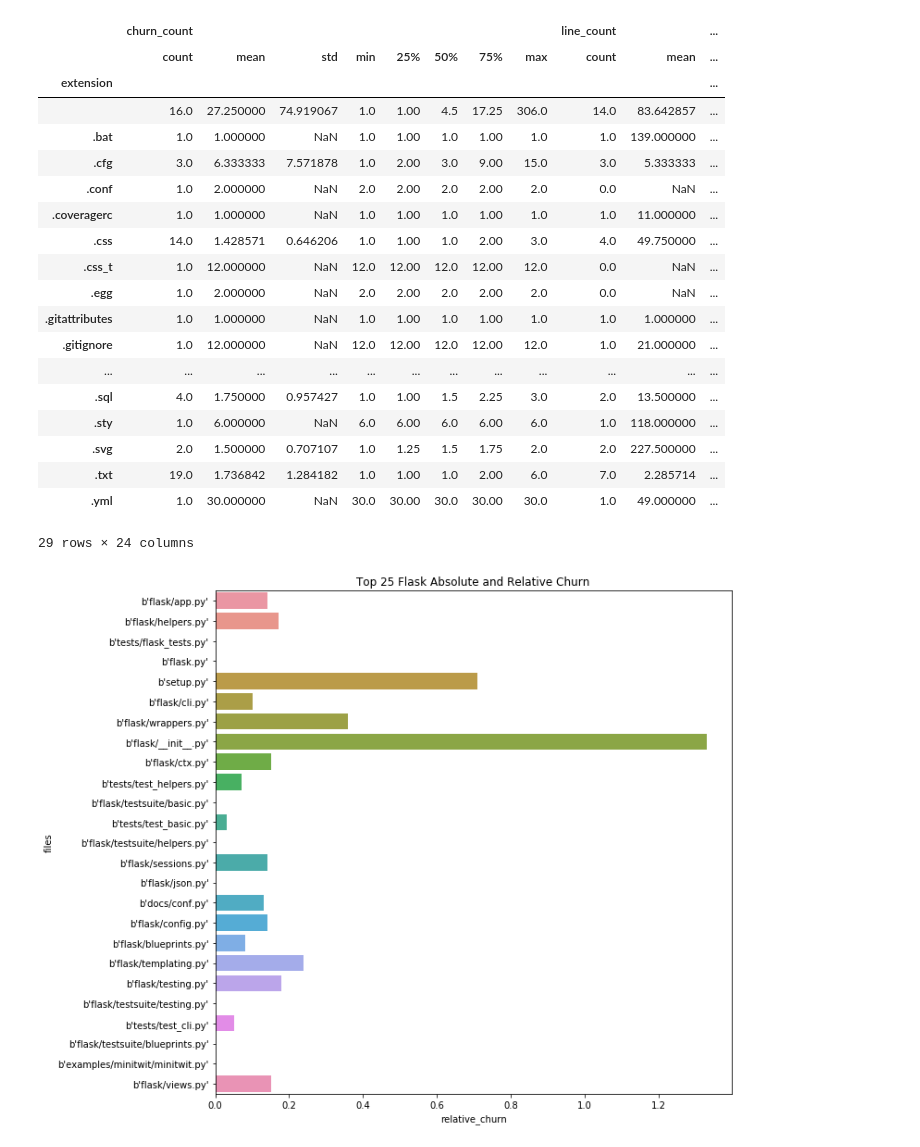
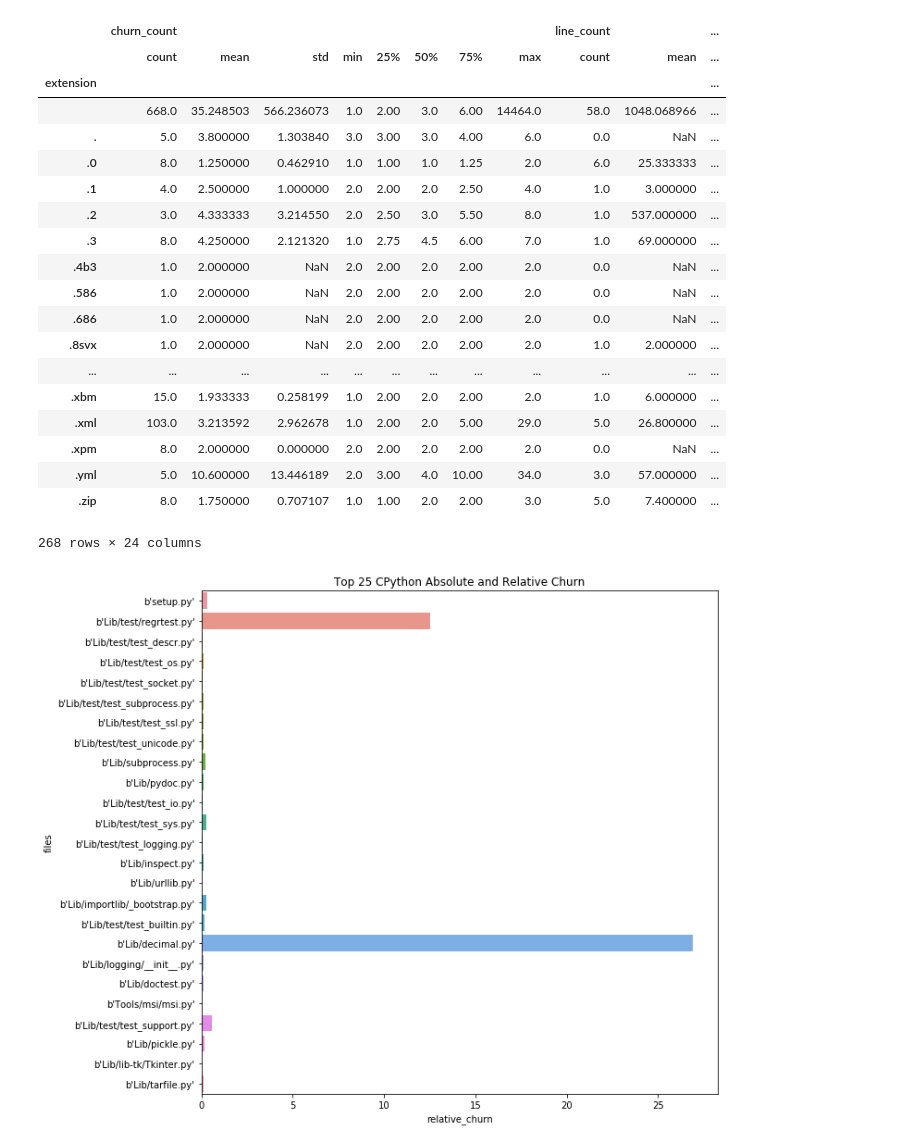
Before and after one commit to noahgift/devml, a Jupyter notebook: notebooks/repo_file_exploration.ipynb, the cells around one changed output. Cells and saved outputs as stored; diff of their text form; code cells hidden in the pictures.

```diff
--- a/notebooks/repo_file_exploration.ipynb
+++ b/notebooks/repo_file_exploration.ipynb
@@ -11,5 +11,5 @@ display(HTML("<style>.container { width:100% !important; }</style>"))
 # %%
 from devml.post_processing import (git_churn_df, file_len, git_populate_file_metatdata)
 # %%
-df = git_churn_df(path="/tmp/checkout/flask")
+df = git_churn_df(path="/Users/noahgift/src/cpython")
 # %% [output]
@@ -73,32 +74,32 @@ metadata_df.groupby("extension").describe()
 |  | churn_count |  |  |  |  |  |  |  | line_count |  | ... |
 |  | count | mean | std | min | 25% | 50% | 75% | max | count | mean | ... |
 | extension |  |  |  |  |  |  |  |  |  |  | ... |
-|  | 16.0 | 27.250000 | 74.919067 | 1.0 | 1.00 | 4.5 | 17.25 | 306.0 | 14.0 | 83.642857 | ... |
-| .bat | 1.0 | 1.000000 | NaN | 1.0 | 1.00 | 1.0 | 1.00 | 1.0 | 1.0 | 139.000000 | ... |
-| .cfg | 3.0 | 6.333333 | 7.571878 | 1.0 | 2.00 | 3.0 | 9.00 | 15.0 | 3.0 | 5.333333 | ... |
-| .conf | 1.0 | 2.000000 | NaN | 2.0 | 2.00 | 2.0 | 2.00 | 2.0 | 0.0 | NaN | ... |
-| .coveragerc | 1.0 | 1.000000 | NaN | 1.0 | 1.00 | 1.0 | 1.00 | 1.0 | 1.0 | 11.000000 | ... |
-| .css | 14.0 | 1.428571 | 0.646206 | 1.0 | 1.00 | 1.0 | 2.00 | 3.0 | 4.0 | 49.750000 | ... |
-| .css_t | 1.0 | 12.000000 | NaN | 12.0 | 12.00 | 12.0 | 12.00 | 12.0 | 0.0 | NaN | ... |
-| .egg | 1.0 | 2.000000 | NaN | 2.0 | 2.00 | 2.0 | 2.00 | 2.0 | 0.0 | NaN | ... |
-| .gitattributes | 1.0 | 1.000000 | NaN | 1.0 | 1.00 | 1.0 | 1.00 | 1.0 | 1.0 | 1.000000 | ... |
-| .gitignore | 1.0 | 12.000000 | NaN | 12.0 | 12.00 | 12.0 | 12.00 | 12.0 | 1.0 | 21.000000 | ... |
+|  | 668.0 | 35.248503 | 566.236073 | 1.0 | 2.00 | 3.0 | 6.00 | 14464.0 | 58.0 | 1048.068966 | ... |
+| . | 5.0 | 3.800000 | 1.303840 | 3.0 | 3.00 | 3.0 | 4.00 | 6.0 | 0.0 | NaN | ... |
+| .0 | 8.0 | 1.250000 | 0.462910 | 1.0 | 1.00 | 1.0 | 1.25 | 2.0 | 6.0 | 25.333333 | ... |
+| .1 | 4.0 | 2.500000 | 1.000000 | 2.0 | 2.00 | 2.0 | 2.50 | 4.0 | 1.0 | 3.000000 | ... |
+| .2 | 3.0 | 4.333333 | 3.214550 | 2.0 | 2.50 | 3.0 | 5.50 | 8.0 | 1.0 | 537.000000 | ... |
+| .3 | 8.0 | 4.250000 | 2.121320 | 1.0 | 2.75 | 4.5 | 6.00 | 7.0 | 1.0 | 69.000000 | ... |
+| .4b3 | 1.0 | 2.000000 | NaN | 2.0 | 2.00 | 2.0 | 2.00 | 2.0 | 0.0 | NaN | ... |
+| .586 | 1.0 | 2.000000 | NaN | 2.0 | 2.00 | 2.0 | 2.00 | 2.0 | 0.0 | NaN | ... |
+| .686 | 1.0 | 2.000000 | NaN | 2.0 | 2.00 | 2.0 | 2.00 | 2.0 | 0.0 | NaN | ... |
+| .8svx | 1.0 | 2.000000 | NaN | 2.0 | 2.00 | 2.0 | 2.00 | 2.0 | 1.0 | 2.000000 | ... |
 | ... | ... | ... | ... | ... | ... | ... | ... | ... | ... | ... | ... |
-| .sql | 4.0 | 1.750000 | 0.957427 | 1.0 | 1.00 | 1.5 | 2.25 | 3.0 | 2.0 | 13.500000 | ... |
-| .sty | 1.0 | 6.000000 | NaN | 6.0 | 6.00 | 6.0 | 6.00 | 6.0 | 1.0 | 118.000000 | ... |
-| .svg | 2.0 | 1.500000 | 0.707107 | 1.0 | 1.25 | 1.5 | 1.75 | 2.0 | 2.0 | 227.500000 | ... |
-| .txt | 19.0 | 1.736842 | 1.284182 | 1.0 | 1.00 | 1.0 | 2.00 | 6.0 | 7.0 | 2.285714 | ... |
-| .yml | 1.0 | 30.000000 | NaN | 30.0 | 30.00 | 30.0 | 30.00 | 30.0 | 1.0 | 49.000000 | ... |
+| .xbm | 15.0 | 1.933333 | 0.258199 | 1.0 | 2.00 | 2.0 | 2.00 | 2.0 | 1.0 | 6.000000 | ... |
+| .xml | 103.0 | 3.213592 | 2.962678 | 1.0 | 2.00 | 2.0 | 5.00 | 29.0 | 5.0 | 26.800000 | ... |
+| .xpm | 8.0 | 2.000000 | 0.000000 | 2.0 | 2.00 | 2.0 | 2.00 | 2.0 | 0.0 | NaN | ... |
+| .yml | 5.0 | 10.600000 | 13.446189 | 2.0 | 3.00 | 4.0 | 10.00 | 34.0 | 3.0 | 57.000000 | ... |
+| .zip | 8.0 | 1.750000 | 0.707107 | 1.0 | 1.00 | 2.0 | 2.00 | 3.0 | 5.0 | 7.400000 | ... |
-29 rows × 24 columns
+268 rows × 24 columns
 # %%
 import matplotlib.pyplot as plt
 plt.figure(figsize=(10,10))
 python_files = metadata_df[metadata_df.extension == ".py"]
 sns.barplot(y="files", x="relative_churn",data=python_files.sort_values(by="churn_count", ascending=False).head(25))
-plt.title('Top 25 Flask Absolute and Relative Churn')
+plt.title('Top 25 CPython Absolute and Relative Churn')
 plt.show()
 # %% [output]
-[figure, old version]
+[figure, new version]
 # %%
 python_files = metadata_df[metadata_df.extension == ".py"]
 python_files.describe()
```
Also changed, not shown: parts of 11 cells of this notebook, 3 other files.
